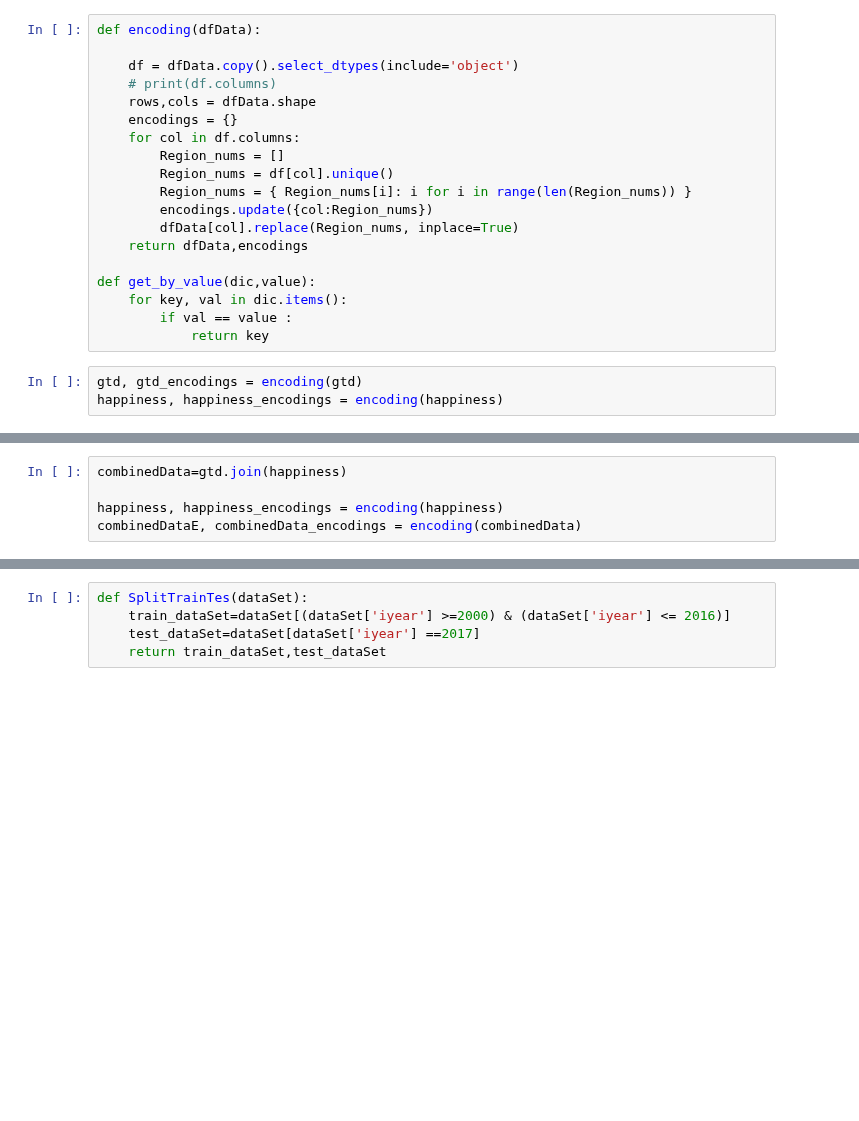
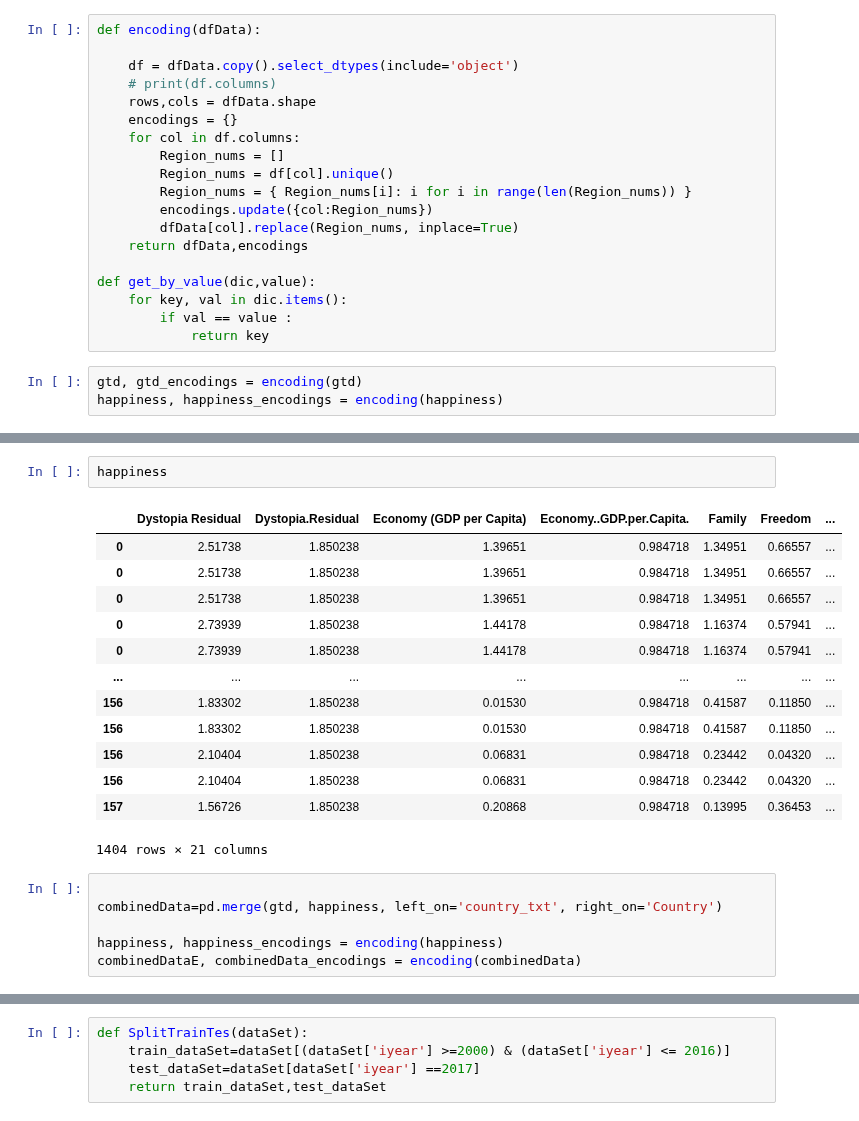
Before and after one commit to aghapygad336/MENA, a Jupyter notebook: gtd_happiness.ipynb, the cells around one changed output, grey strips where cells are left out. Cells and saved outputs as stored; diff of their text form; blank space fills up the shorter version.

```diff
--- a/gtd_happiness.ipynb
+++ b/gtd_happiness.ipynb
@@ -138,5 +123,22 @@ gtd
+# %%
+happiness
+# %% [output]
+|  | Dystopia Residual | Dystopia.Residual | Economy (GDP per Capita) | Economy..GDP.per.Capita. | Family | Freedom | ... |
+| 0 | 2.51738 | 1.850238 | 1.39651 | 0.984718 | 1.34951 | 0.66557 | ... |
+| 0 | 2.51738 | 1.850238 | 1.39651 | 0.984718 | 1.34951 | 0.66557 | ... |
+| 0 | 2.51738 | 1.850238 | 1.39651 | 0.984718 | 1.34951 | 0.66557 | ... |
+| 0 | 2.73939 | 1.850238 | 1.44178 | 0.984718 | 1.16374 | 0.57941 | ... |
+| 0 | 2.73939 | 1.850238 | 1.44178 | 0.984718 | 1.16374 | 0.57941 | ... |
+| ... | ... | ... | ... | ... | ... | ... | ... |
+| 156 | 1.83302 | 1.850238 | 0.01530 | 0.984718 | 0.41587 | 0.11850 | ... |
+| 156 | 1.83302 | 1.850238 | 0.01530 | 0.984718 | 0.41587 | 0.11850 | ... |
+| 156 | 2.10404 | 1.850238 | 0.06831 | 0.984718 | 0.23442 | 0.04320 | ... |
+| 156 | 2.10404 | 1.850238 | 0.06831 | 0.984718 | 0.23442 | 0.04320 | ... |
+| 157 | 1.56726 | 1.850238 | 0.20868 | 0.984718 | 0.13995 | 0.36453 | ... |
+1404 rows × 21 columns
 # %%
-combinedData=gtd.join(happiness)
+
+combinedData=pd.merge(gtd, happiness, left_on='country_txt', right_on='Country')
 
 happiness, happiness_encodings = encoding(happiness)
 combinedDataE, combinedData_encodings = encoding(combinedData)
```
Also changed, not shown: parts of 15 cells of this notebook.
